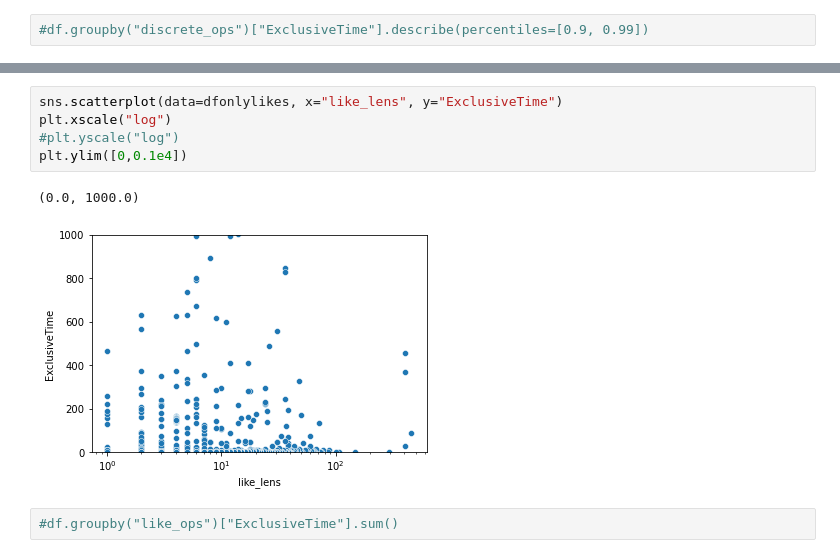
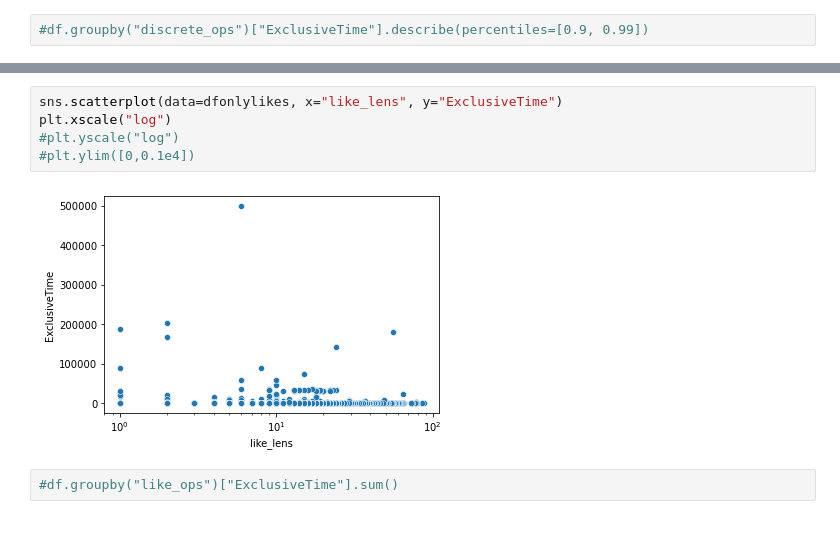
Before and after one commit to parimarjan/WorkloadCharacterization, a Jupyter notebook: Notebooks/filter-constants.ipynb, the cells around one changed output, grey strips where cells are left out. Drawn from its saved outputs; the diff is of its cells as text; blank space fills up the shorter version.

```diff
--- a/Notebooks/filter-constants.ipynb
+++ b/Notebooks/filter-constants.ipynb
@@ -950,11 +1612,10 @@ plt.xscale("log")
 # %%
 sns.scatterplot(data=dfonlylikes, x="like_lens", y="ExclusiveTime")
 plt.xscale("log")
 #plt.yscale("log")
-plt.ylim([0,0.1e4])
+#plt.ylim([0,0.1e4])
 # %% [output]
-(0.0, 1000.0)
-[figure, old version]
+[figure, new version]
 # %%
 #df.groupby("like_ops")["ExclusiveTime"].sum()
 # %%
```
Also changed, not shown: parts of 184 cells of this notebook, 6 other files.
